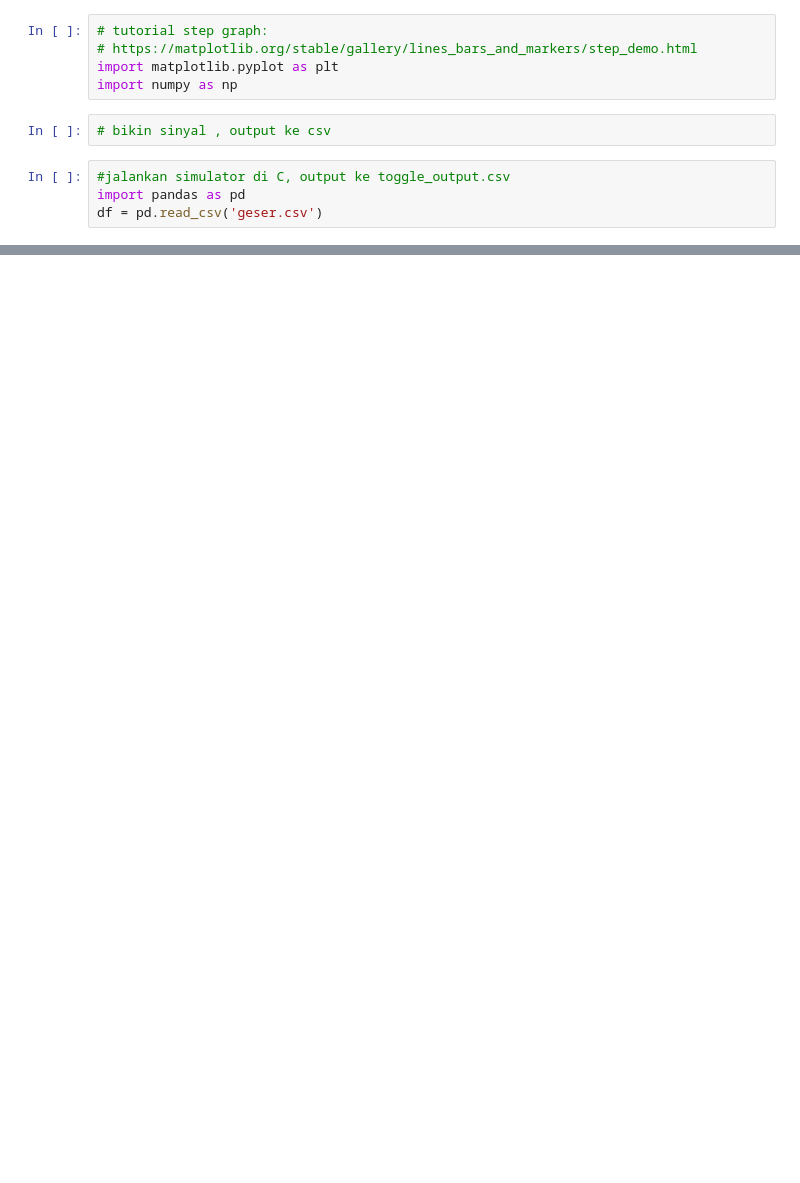
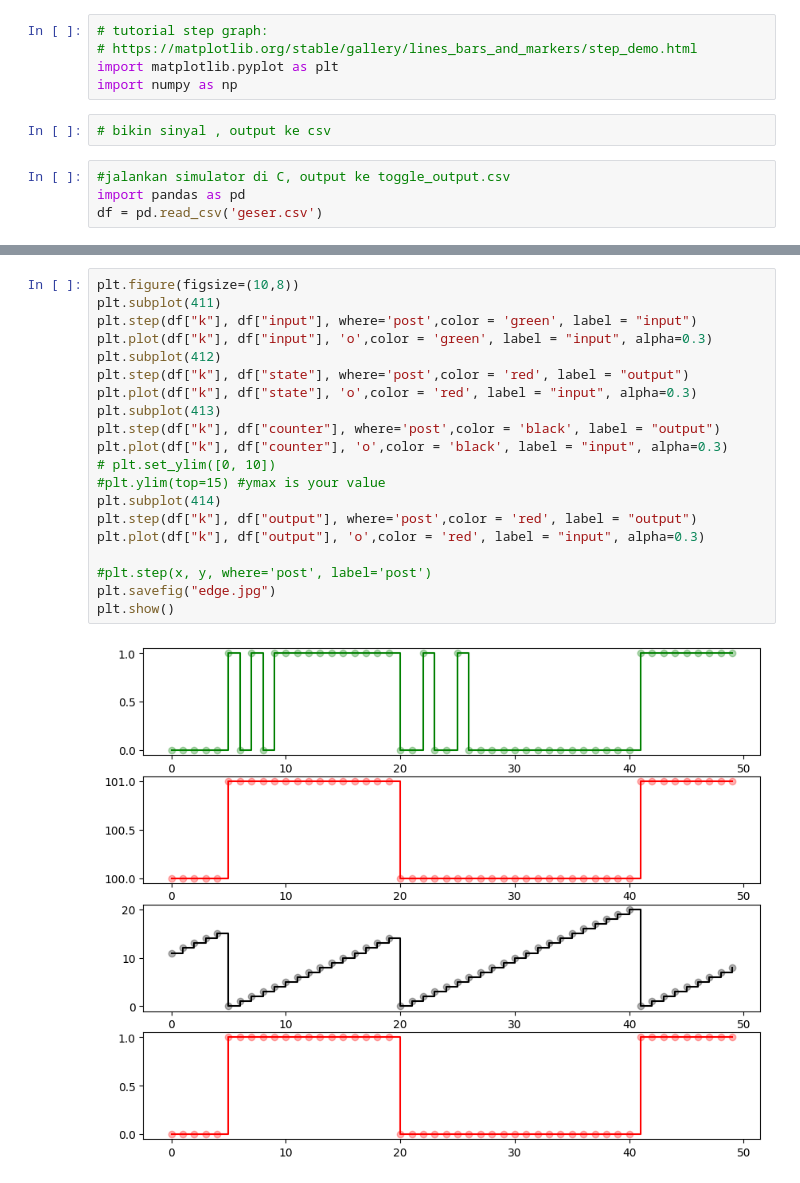
Before and after one commit to waskita/embedded-2025, a Jupyter notebook: lampu-geser/visualize.ipynb, the cells around one changed output, grey strips where cells are left out. Saved outputs shown, nothing was run; the diff lists cells and outputs as text; blank space fills up the shorter version.

```diff
--- a/lampu-geser/visualize.ipynb
+++ b/lampu-geser/visualize.ipynb
@@ -35,0 +59,22 @@ plt.show()
+# %%
+plt.figure(figsize=(10,8))
+plt.subplot(411)
+plt.step(df["k"], df["input"], where='post',color = 'green', label = "input")
+plt.plot(df["k"], df["input"], 'o',color = 'green', label = "input", alpha=0.3)
+plt.subplot(412)
+plt.step(df["k"], df["state"], where='post',color = 'red', label = "output")
+plt.plot(df["k"], df["state"], 'o',color = 'red', label = "input", alpha=0.3)
+plt.subplot(413)
+plt.step(df["k"], df["counter"], where='post',color = 'black', label = "output")
+plt.plot(df["k"], df["counter"], 'o',color = 'black', label = "input", alpha=0.3)
+# plt.set_ylim([0, 10])
+#plt.ylim(top=15) #ymax is your value
+plt.subplot(414)
+plt.step(df["k"], df["output"], where='post',color = 'red', label = "output")
+plt.plot(df["k"], df["output"], 'o',color = 'red', label = "input", alpha=0.3)
+
+#plt.step(x, y, where='post', label='post')
+plt.savefig("edge.jpg")
+plt.show()
+# %% [output]
+[figure, added]
```
Also changed, not shown: parts of 4 cells of this notebook, 7 other files.
